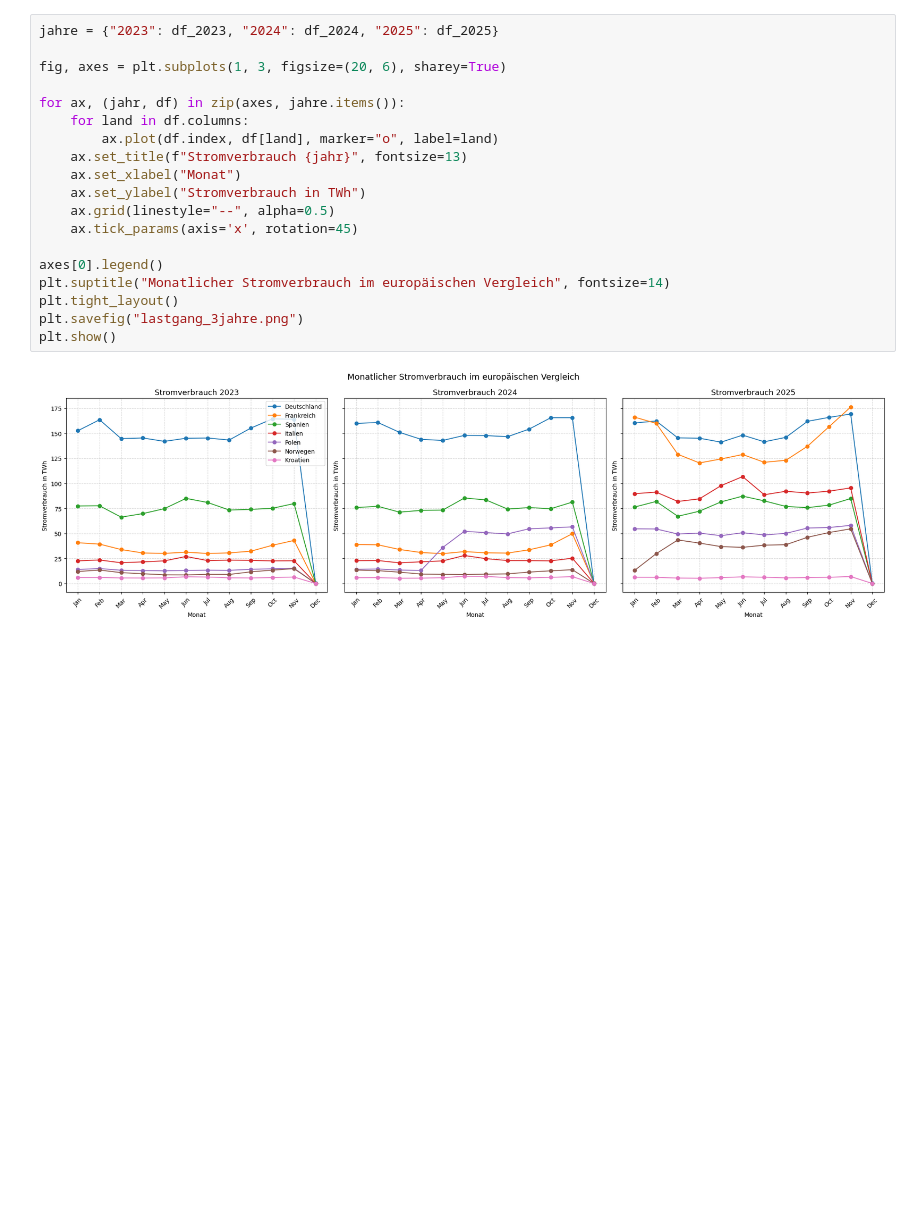
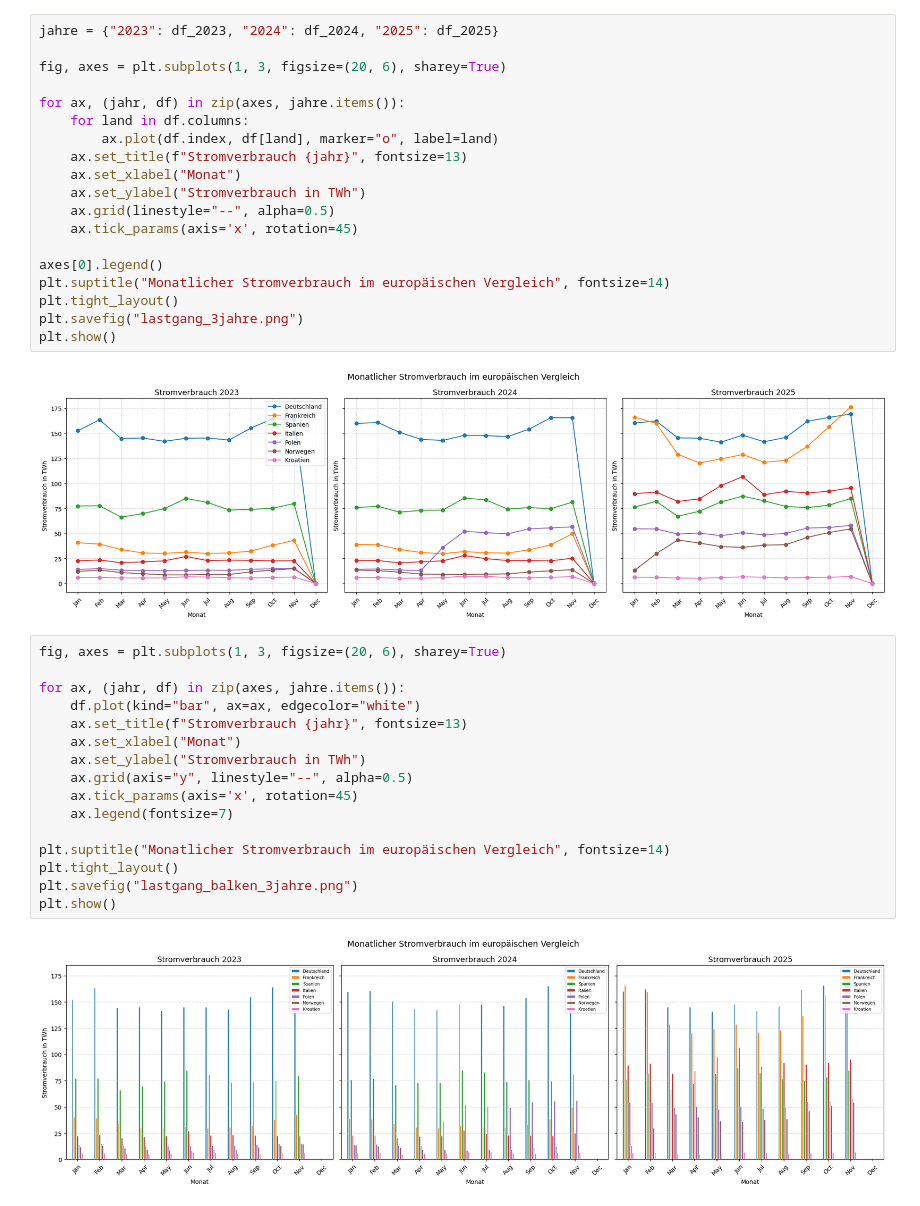
Before and after one commit to LukasK110898/Europavergleich-IT-Projekt-2026-HSWT, a Jupyter notebook: analyse.ipynb, the cells around one changed output. Cells and saved outputs as stored; diff of their text form; blank space fills up the shorter version.

```diff
--- a/analyse.ipynb
+++ b/analyse.ipynb
@@ -211,3 +211,21 @@ plt.savefig("lastgang_3jahre.png")
 plt.show()
 # %% [output]
 [figure]
+# %%
+fig, axes = plt.subplots(1, 3, figsize=(20, 6), sharey=True)
+
+for ax, (jahr, df) in zip(axes, jahre.items()):
+    df.plot(kind="bar", ax=ax, edgecolor="white")
+    ax.set_title(f"Stromverbrauch {jahr}", fontsize=13)
+    ax.set_xlabel("Monat")
+    ax.set_ylabel("Stromverbrauch in TWh")
+    ax.grid(axis="y", linestyle="--", alpha=0.5)
+    ax.tick_params(axis='x', rotation=45)
+    ax.legend(fontsize=7)
+
+plt.suptitle("Monatlicher Stromverbrauch im europäischen Vergleich", fontsize=14)
+plt.tight_layout()
+plt.savefig("lastgang_balken_3jahre.png")
+plt.show()
+# %% [output]
+[figure, added]
```
